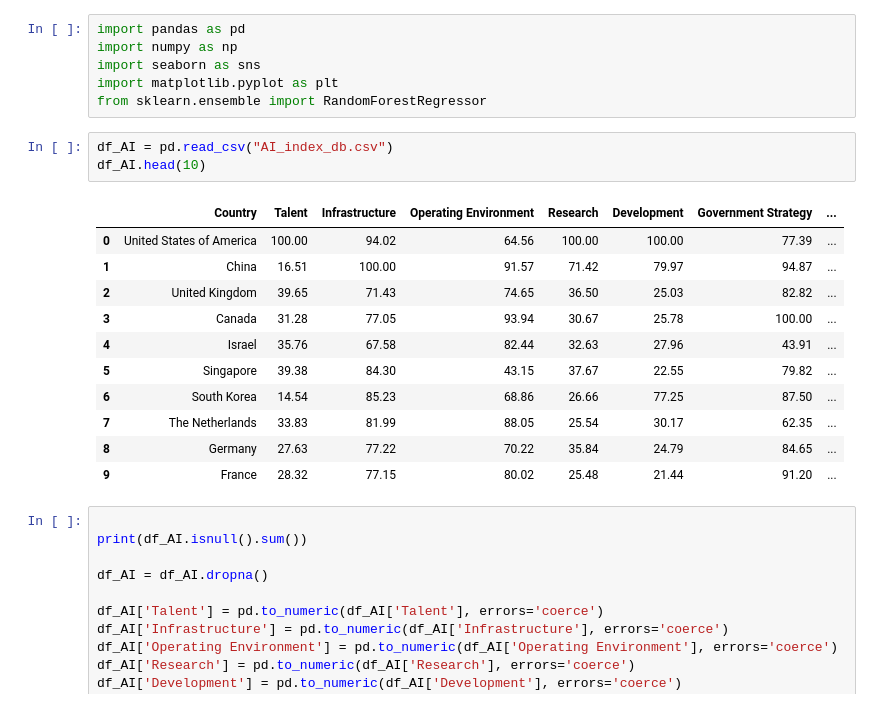
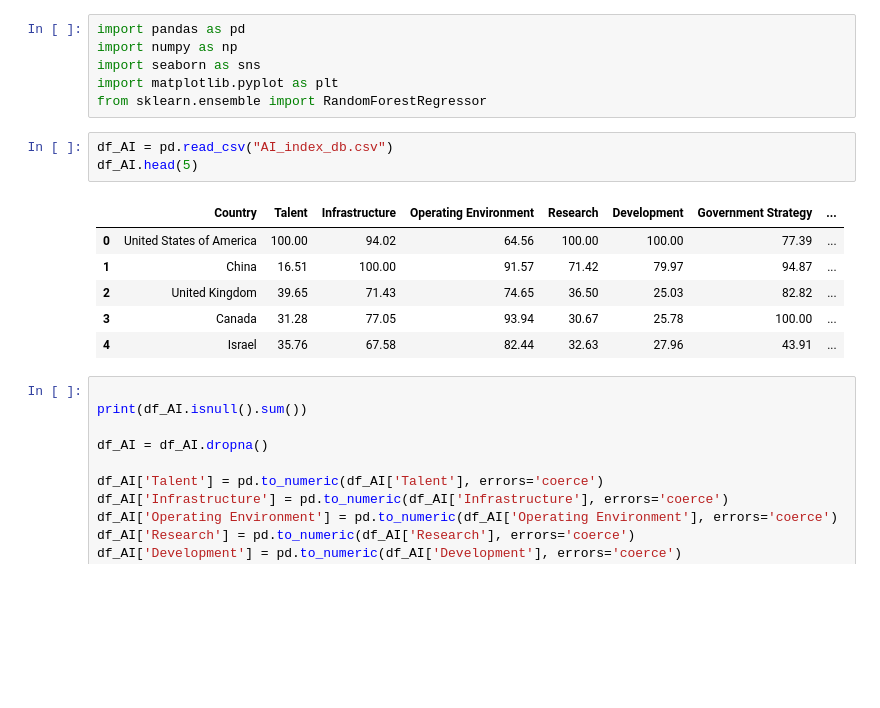
Before and after one commit to DikelediThwala/AI-Global-Index-Analysis, a Jupyter notebook: AI_index.ipynb, the cells around one changed output. Drawn from its saved outputs; the diff is of its cells as text; blank space fills up the shorter version.

```diff
--- a/AI_index.ipynb
+++ b/AI_index.ipynb
@@ -12,19 +12,14 @@ import matplotlib.pyplot as plt
 from sklearn.ensemble import RandomForestRegressor
 # %%
 df_AI = pd.read_csv("AI_index_db.csv")
-df_AI.head(10)
+df_AI.head(5)
 # %% [output]
 |  | Country | Talent | Infrastructure | Operating Environment | Research | Development | Government Strategy | ... |
 | 0 | United States of America | 100.00 | 94.02 | 64.56 | 100.00 | 100.00 | 77.39 | ... |
 | 1 | China | 16.51 | 100.00 | 91.57 | 71.42 | 79.97 | 94.87 | ... |
 | 2 | United Kingdom | 39.65 | 71.43 | 74.65 | 36.50 | 25.03 | 82.82 | ... |
 | 3 | Canada | 31.28 | 77.05 | 93.94 | 30.67 | 25.78 | 100.00 | ... |
 | 4 | Israel | 35.76 | 67.58 | 82.44 | 32.63 | 27.96 | 43.91 | ... |
-| 5 | Singapore | 39.38 | 84.30 | 43.15 | 37.67 | 22.55 | 79.82 | ... |
-| 6 | South Korea | 14.54 | 85.23 | 68.86 | 26.66 | 77.25 | 87.50 | ... |
-| 7 | The Netherlands | 33.83 | 81.99 | 88.05 | 25.54 | 30.17 | 62.35 | ... |
-| 8 | Germany | 27.63 | 77.22 | 70.22 | 35.84 | 24.79 | 84.65 | ... |
-| 9 | France | 28.32 | 77.15 | 80.02 | 25.48 | 21.44 | 91.20 | ... |
 # %%
 
 print(df_AI.isnull().sum())
```
